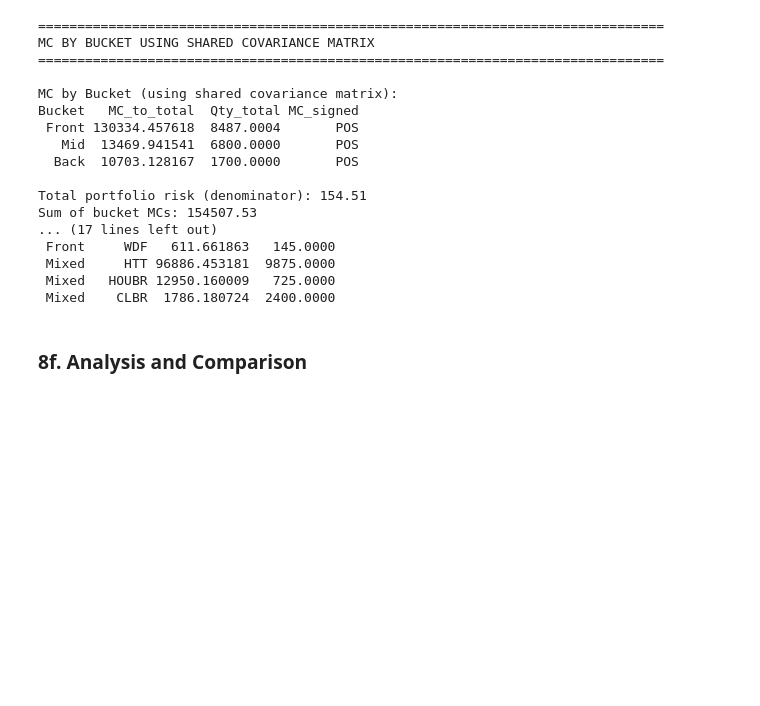
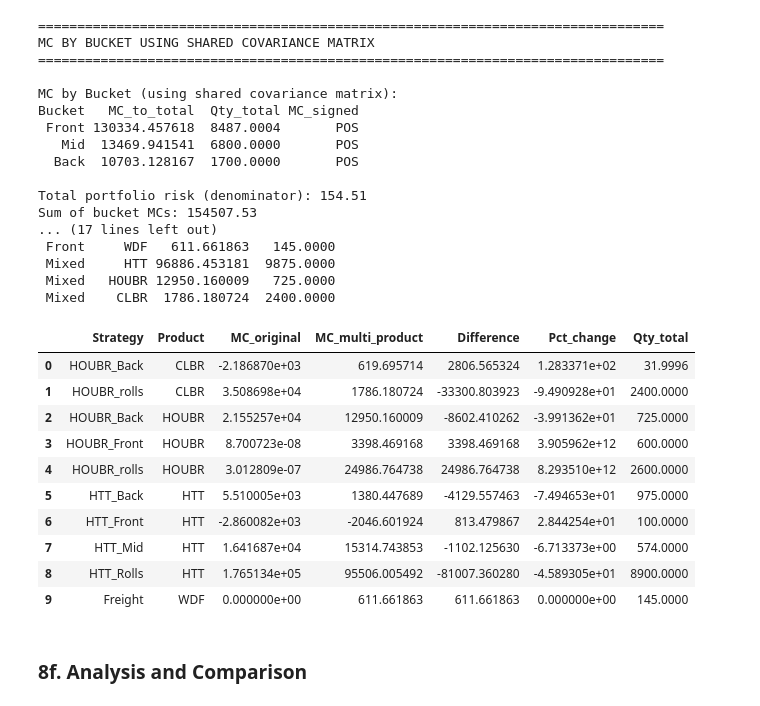
Before and after one commit to rbaddour02/risk_engine, a Jupyter notebook: position_mc_report_clean.ipynb, the cells around one changed output. Saved outputs shown, nothing was run; the diff lists cells and outputs as text; code cells hidden in the pictures; blank space fills up the shorter version.

Commit message:
Wrote functions to get hedges/strategy_mc

```diff
--- a/position_mc_report_clean.ipynb
+++ b/position_mc_report_clean.ipynb
@@ -1407,6 +1407,20 @@ Sum of bucket MCs: 154507.53
  Mixed     HTT 96886.453181  9875.0000
  Mixed   HOUBR 12950.160009   725.0000
  Mixed    CLBR  1786.180724  2400.0000
+# %%
+pd.DataFrame(position_mc_multi_product)
+# %% [output]
+|  | Strategy | Product | MC_original | MC_multi_product | Difference | Pct_change | Qty_total |
+| 0 | HOUBR_Back | CLBR | -2.186870e+03 | 619.695714 | 2806.565324 | 1.283371e+02 | 31.9996 |
+| 1 | HOUBR_rolls | CLBR | 3.508698e+04 | 1786.180724 | -33300.803923 | -9.490928e+01 | 2400.0000 |
+| 2 | HOUBR_Back | HOUBR | 2.155257e+04 | 12950.160009 | -8602.410262 | -3.991362e+01 | 725.0000 |
+| 3 | HOUBR_Front | HOUBR | 8.700723e-08 | 3398.469168 | 3398.469168 | 3.905962e+12 | 600.0000 |
+| 4 | HOUBR_rolls | HOUBR | 3.012809e-07 | 24986.764738 | 24986.764738 | 8.293510e+12 | 2600.0000 |
+| 5 | HTT_Back | HTT | 5.510005e+03 | 1380.447689 | -4129.557463 | -7.494653e+01 | 975.0000 |
+| 6 | HTT_Front | HTT | -2.860082e+03 | -2046.601924 | 813.479867 | 2.844254e+01 | 100.0000 |
+| 7 | HTT_Mid | HTT | 1.641687e+04 | 15314.743853 | -1102.125630 | -6.713373e+00 | 574.0000 |
+| 8 | HTT_Rolls | HTT | 1.765134e+05 | 95506.005492 | -81007.360280 | -4.589305e+01 | 8900.0000 |
+| 9 | Freight | WDF | 0.000000e+00 | 611.661863 | 611.661863 | 0.000000e+00 | 145.0000 |
 # %% [markdown]
 ### 8f. Analysis and Comparison
 # %%
```
Also changed, not shown: parts of 9 cells of this notebook.
